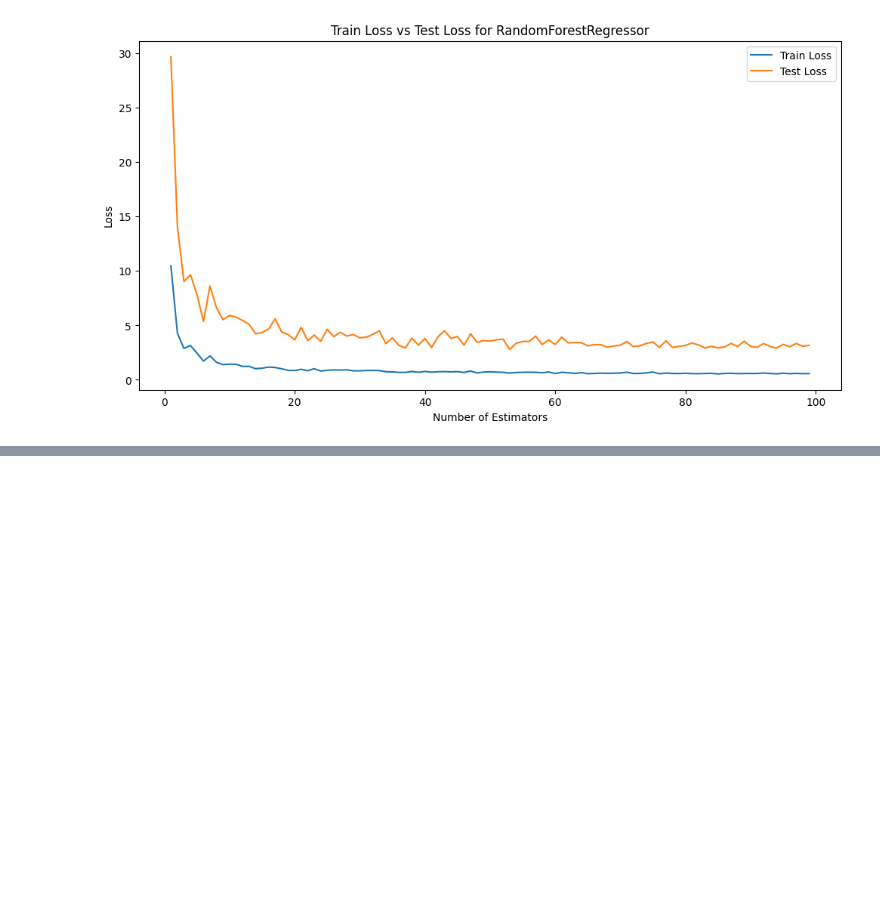
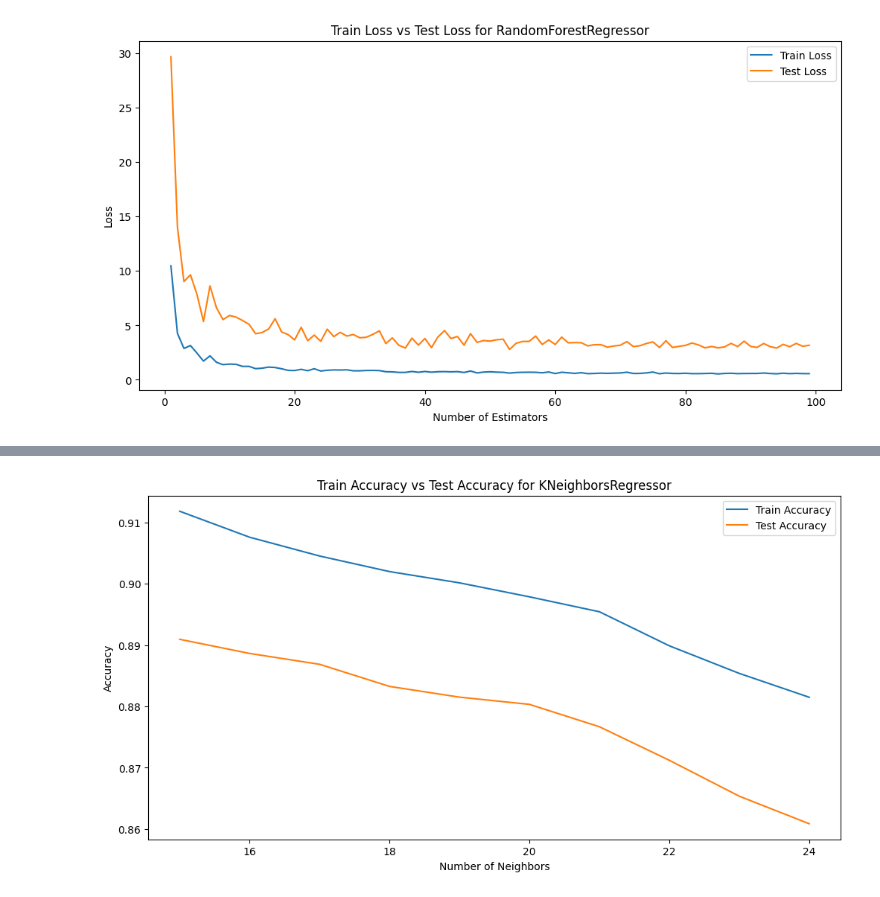
Before and after one commit to Raghav-Mundhara/DynamicPricingML, a Jupyter notebook: DynamicPricing/DPPaper.ipynb, the cells around one changed output, grey strips where cells are left out. Cells and saved outputs as stored; diff of their text form; code cells hidden in the pictures; blank space fills up the shorter version.

Commit message:
New Graphs

```diff
--- a/DynamicPricing/DPPaper.ipynb
+++ b/DynamicPricing/DPPaper.ipynb
@@ -688,0 +490,29 @@ _________________________________________________________________
+# %%
+import matplotlib.pyplot as plt
+from sklearn.neighbors import KNeighborsRegressor
+
+
+train_accuracy = []
+test_accuracy = []
+
+for k in range(15, 25):
+    model = KNeighborsRegressor(n_neighbors=k)
+    model.fit(lable_X_train, y_train)
+
+    train_accuracy.append(model.score(lable_X_train, y_train))
+    test_accuracy.append(model.score(lable_X_test, y_test))
+
+plt.figure(figsize=(12, 6))
+plt.plot(range(15,25), train_accuracy, label="Train Accuracy")
+plt.plot(range(15,25), test_accuracy, label="Test Accuracy")
+plt.title("Train Accuracy vs Test Accuracy for KNeighborsRegressor")
+plt.xlabel("Number of Neighbors")
+plt.ylabel("Accuracy")
+plt.legend()
+plt.show()
+
+
+
+#for ada boost
+# %% [output]
+[figure, added]
```
Also changed, not shown: parts of 13 cells of this notebook.
